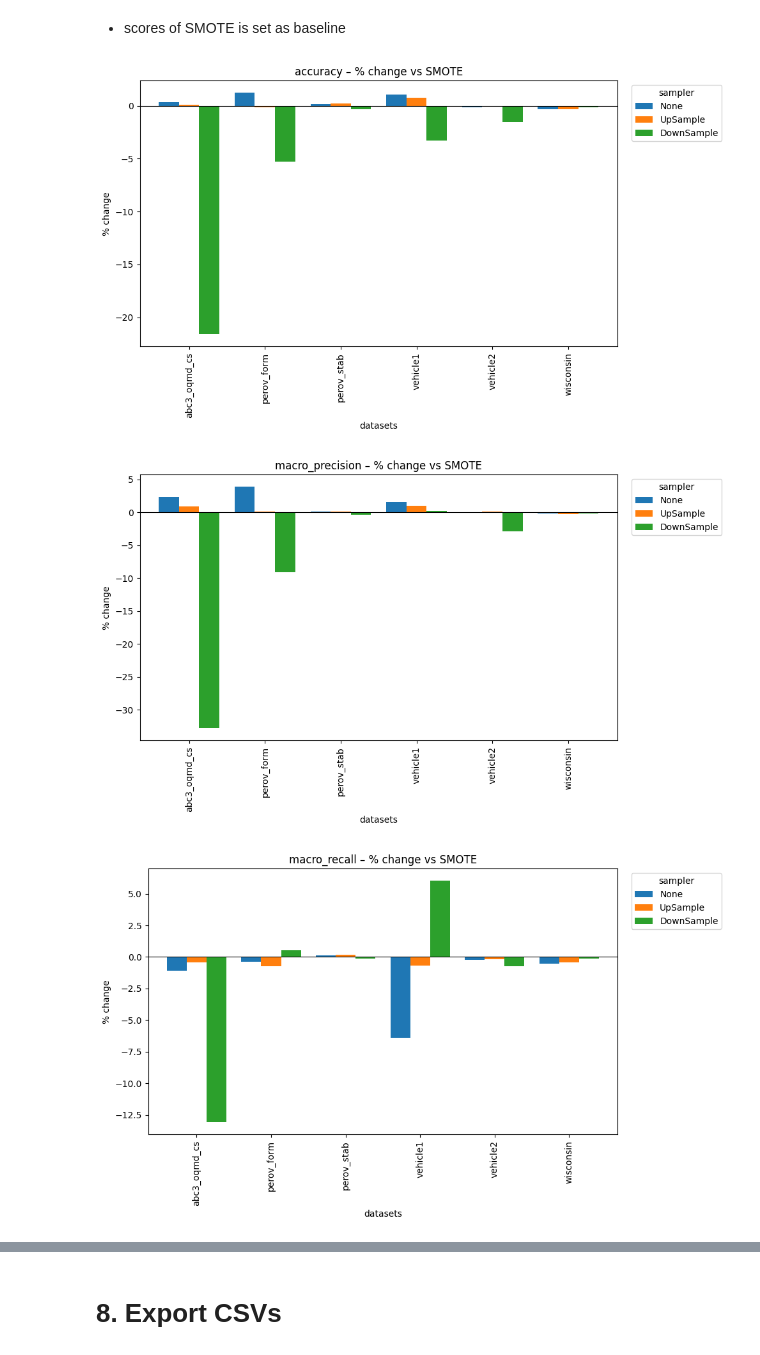
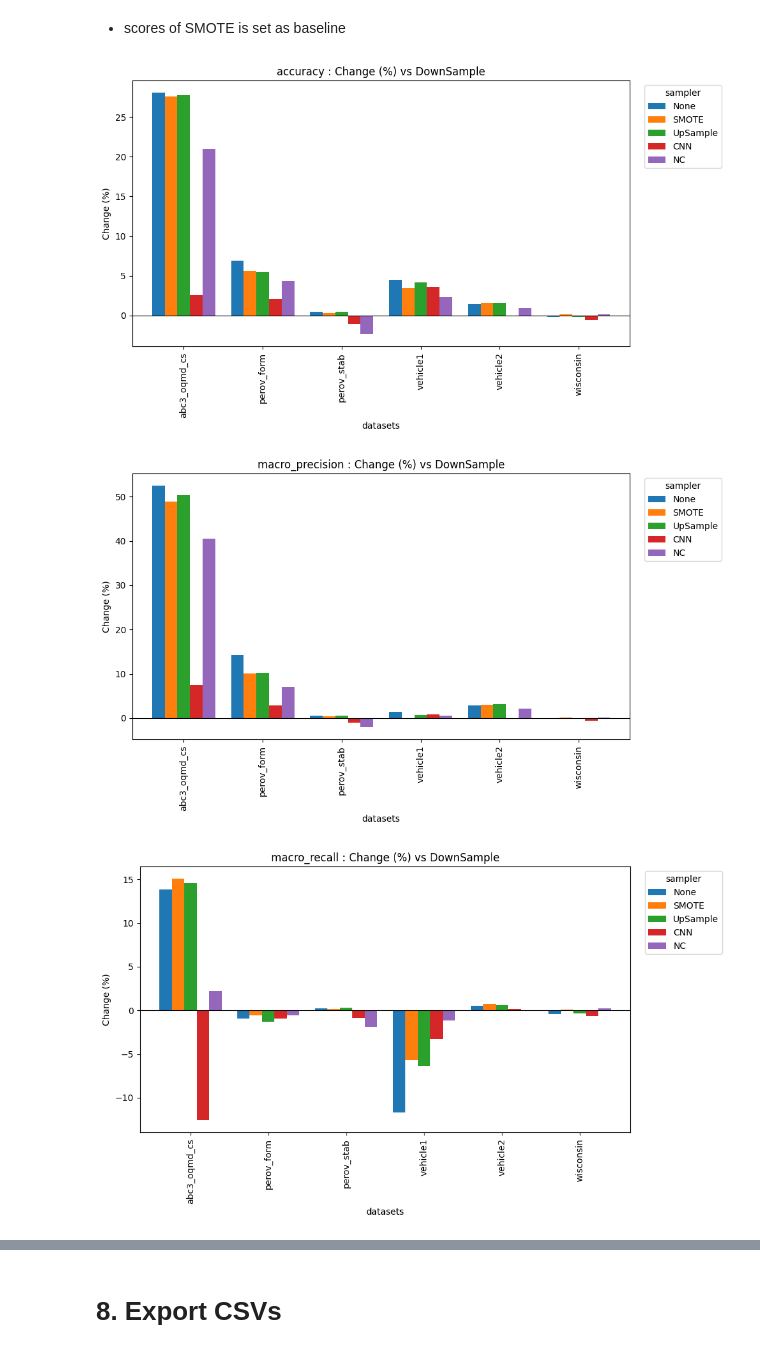
Before and after one commit to omarfarukof/Perovskite-ML-papers, a Jupyter notebook: A_Multi_class_Dataset_Comparison/Multiclass_Comparison_2.ipynb, the cells around one changed output, grey strips where cells are left out. Drawn from its saved outputs; the diff is of its cells as text; code cells hidden in the pictures.

Commit message:
added mode sampler

```diff
--- a/A_Multi_class_Dataset_Comparison/Multiclass_Comparison_2.ipynb
+++ b/A_Multi_class_Dataset_Comparison/Multiclass_Comparison_2.ipynb
@@ -60,10 +63,12 @@ CLASSIFIER = RandomForestClassifier(n_estimators=300,
 # %%
 
 SAMPLERS   = {
-    "None"      : None,
-    "SMOTE"     : SMOTE(random_state=42),
-    "UpSample"  : RandomOverSampler(random_state=42),
-    "DownSample": RandomUnderSampler(random_state=42),
+    "None"          : None,
+    "SMOTE"         : SMOTE(random_state=42),
+    "UpSample"      : RandomOverSampler(random_state=42),
+    "DownSample"    : RandomUnderSampler(random_state=42),
+    "CNN"           : CondensedNearestNeighbour(random_state=10, n_jobs=-1),
+    "NC"            : NeighbourhoodCleaningRule()
 }
 # %% [markdown]
 ## Model Metrics
@@ -240,27 +245,28 @@ weighted_recall
 # %% [markdown]
 - scores of SMOTE is set as baseline
 # %%
-baseline = "SMOTE"
-OUT_DIR = pathlib.Path("output"); OUT_DIR.mkdir(exist_ok=True)
+baseline = "DownSample"
+OUT_DIR = pathlib.Path("output")
+OUT_DIR.mkdir(exist_ok=True)
 
 for df in df_per_metric:
     metric = df.name
     rel = ((df.subtract(df[baseline], axis=0)
             .div(df[baseline], axis=0))*100).round(2)
     rel = rel.drop(columns=[baseline], errors="ignore")
 
     fig, ax = plt.subplots(figsize=(10, 6))
     rel.plot(kind="bar", ax=ax, width=0.8)
     ax.axhline(0, color="black", lw=0.8)
-    ax.set_title(f"{metric} – % change vs SMOTE")
-    ax.set_ylabel("% change")
+    ax.set_title(f"{metric} : Change (%) vs {baseline}")
+    ax.set_ylabel("Change (%)")
     ax.set_xlabel("datasets")
     ax.legend(title="sampler", bbox_to_anchor=(1.02, 1), loc="upper left")
     plt.tight_layout()
-    fig.savefig(OUT_DIR/f"rel_vs_smote_{metric}.png", dpi=300)
+    fig.savefig(OUT_DIR/f"rel_vs_{baseline}_{metric}.png", dpi=300)
     plt.show()
     plt.close(fig)
 # %% [output]
-[figure, old version]
+[figure, new version]
-[figure, old version]
+[figure, new version]
-[figure, old version]
+[figure, new version]
```
Also changed, not shown: parts of 3 cells of this notebook, 2 other files.
